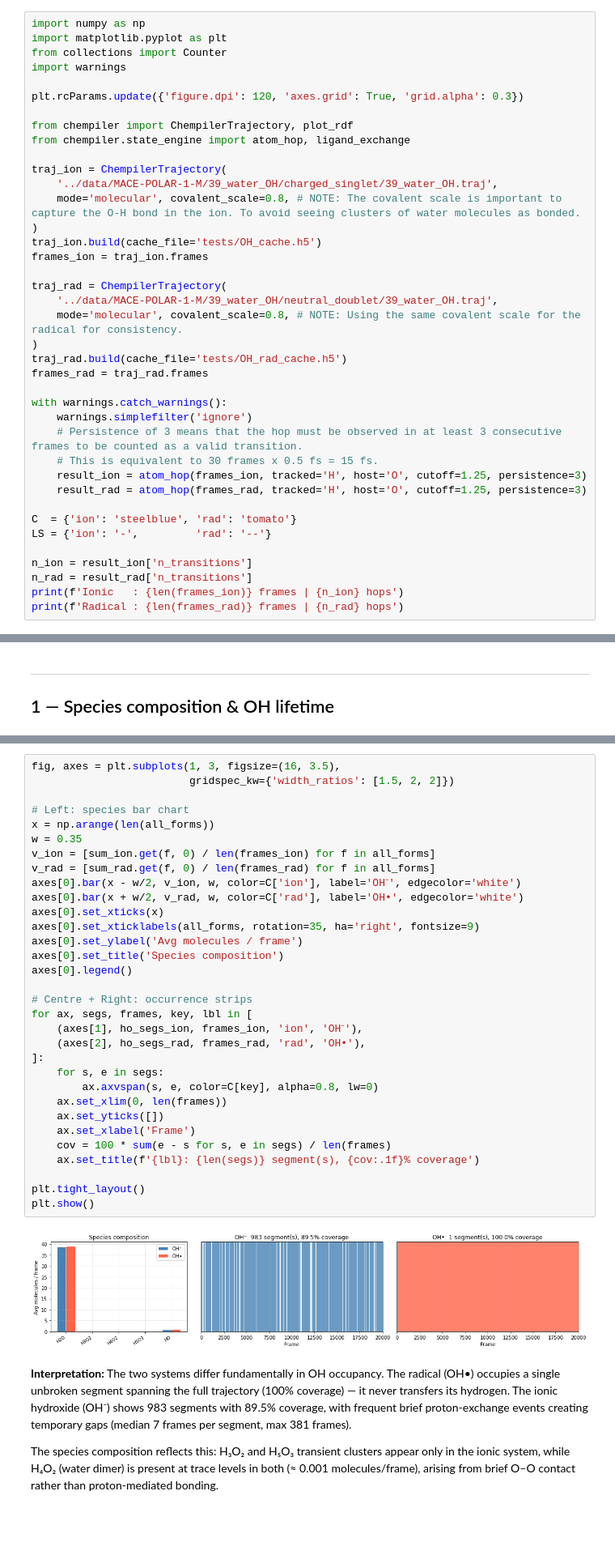
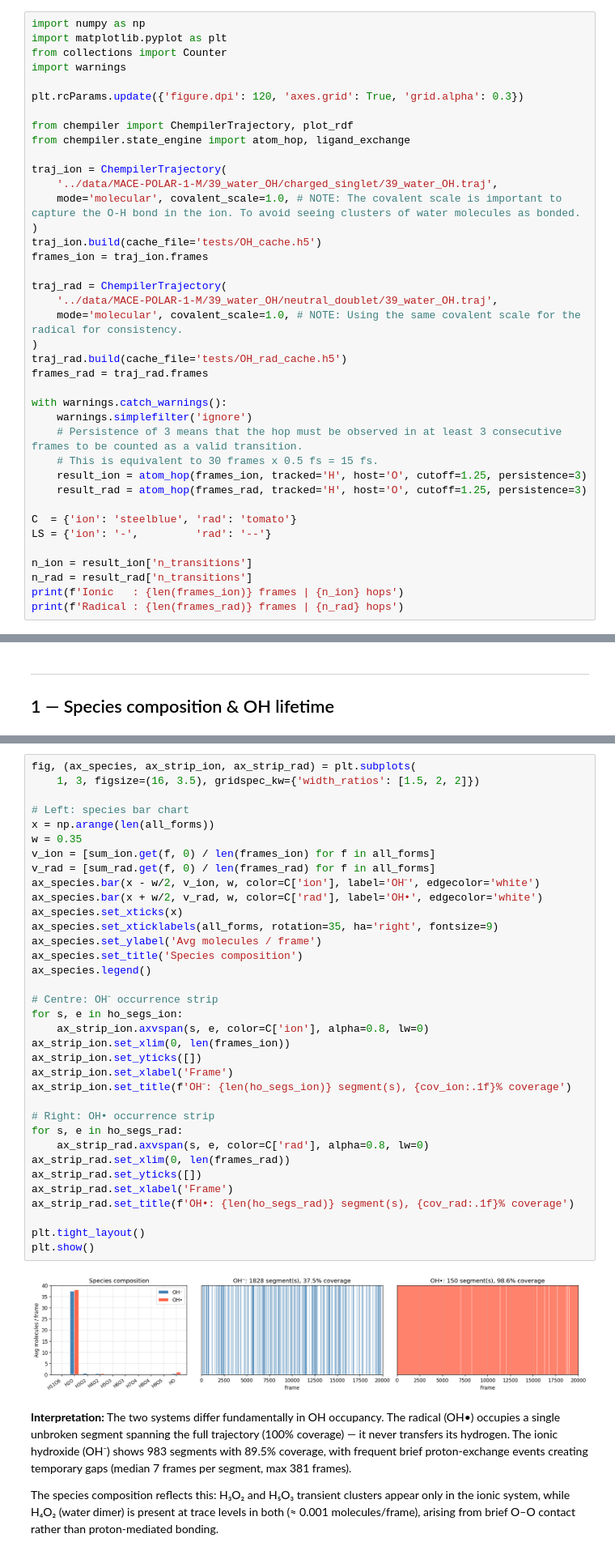
Before and after one commit to viktorsvahn/water, a Jupyter notebook: oh_comparison.ipynb, the cells around one changed output, grey strips where cells are left out. Shown at 81% size. Saved outputs shown, nothing was run; the diff lists cells and outputs as text; blank space fills up the shorter version.

```diff
--- a/oh_comparison.ipynb
+++ b/oh_comparison.ipynb
@@ -26,14 +26,14 @@ from chempiler.state_engine import atom_hop, ligand_exchange
 
 traj_ion = ChempilerTrajectory(
     '../data/MACE-POLAR-1-M/39_water_OH/charged_singlet/39_water_OH.traj',
-    mode='molecular', covalent_scale=0.8, # NOTE: The covalent scale is important to capture the O-H bond in the ion. To avoid seeing clusters of water molecules as bonded.
+    mode='molecular', covalent_scale=1.0, # NOTE: The covalent scale is important to capture the O-H bond in the ion. To avoid seeing clusters of water molecules as bonded.
 )
 traj_ion.build(cache_file='tests/OH_cache.h5')
 frames_ion = traj_ion.frames
 
 traj_rad = ChempilerTrajectory(
     '../data/MACE-POLAR-1-M/39_water_OH/neutral_doublet/39_water_OH.traj',
-    mode='molecular', covalent_scale=0.8, # NOTE: Using the same covalent scale for the radical for consistency.
+    mode='molecular', covalent_scale=1.0, # NOTE: Using the same covalent scale for the radical for consistency.
 )
 traj_rad.build(cache_file='tests/OH_rad_cache.h5')
 frames_rad = traj_rad.frames
@@ -96,37 +106,40 @@ OH•: 1 segment(s)  |  100.0% coverage  |  median 20001 fr  |  max 20001 fr
 # %%
-fig, axes = plt.subplots(1, 3, figsize=(16, 3.5),
-                         gridspec_kw={'width_ratios': [1.5, 2, 2]})
+fig, (ax_species, ax_strip_ion, ax_strip_rad) = plt.subplots(
+    1, 3, figsize=(16, 3.5), gridspec_kw={'width_ratios': [1.5, 2, 2]})
 
 # Left: species bar chart
 x = np.arange(len(all_forms))
 w = 0.35
 v_ion = [sum_ion.get(f, 0) / len(frames_ion) for f in all_forms]
 v_rad = [sum_rad.get(f, 0) / len(frames_rad) for f in all_forms]
-axes[0].bar(x - w/2, v_ion, w, color=C['ion'], label='OH⁻', edgecolor='white')
-axes[0].bar(x + w/2, v_rad, w, color=C['rad'], label='OH•', edgecolor='white')
-axes[0].set_xticks(x)
-axes[0].set_xticklabels(all_forms, rotation=35, ha='right', fontsize=9)
-axes[0].set_ylabel('Avg molecules / frame')
-axes[0].set_title('Species composition')
-axes[0].legend()
+ax_species.bar(x - w/2, v_ion, w, color=C['ion'], label='OH⁻', edgecolor='white')
+ax_species.bar(x + w/2, v_rad, w, color=C['rad'], label='OH•', edgecolor='white')
+ax_species.set_xticks(x)
+ax_species.set_xticklabels(all_forms, rotation=35, ha='right', fontsize=9)
+ax_species.set_ylabel('Avg molecules / frame')
+ax_species.set_title('Species composition')
+ax_species.legend()
 
-# Centre + Right: occurrence strips
-for ax, segs, frames, key, lbl in [
-    (axes[1], ho_segs_ion, frames_ion, 'ion', 'OH⁻'),
-    (axes[2], ho_segs_rad, frames_rad, 'rad', 'OH•'),
-]:
-    for s, e in segs:
-        ax.axvspan(s, e, color=C[key], alpha=0.8, lw=0)
-    ax.set_xlim(0, len(frames))
-    ax.set_yticks([])
-    ax.set_xlabel('Frame')
-    cov = 100 * sum(e - s for s, e in segs) / len(frames)
-    ax.set_title(f'{lbl}: {len(segs)} segment(s), {cov:.1f}% coverage')
+# Centre: OH⁻ occurrence strip
+for s, e in ho_segs_ion:
+    ax_strip_ion.axvspan(s, e, color=C['ion'], alpha=0.8, lw=0)
+ax_strip_ion.set_xlim(0, len(frames_ion))
+ax_strip_ion.set_yticks([])
+ax_strip_ion.set_xlabel('Frame')
+ax_strip_ion.set_title(f'OH⁻: {len(ho_segs_ion)} segment(s), {cov_ion:.1f}% coverage')
+
+# Right: OH• occurrence strip
+for s, e in ho_segs_rad:
+    ax_strip_rad.axvspan(s, e, color=C['rad'], alpha=0.8, lw=0)
+ax_strip_rad.set_xlim(0, len(frames_rad))
+ax_strip_rad.set_yticks([])
+ax_strip_rad.set_xlabel('Frame')
+ax_strip_rad.set_title(f'OH•: {len(ho_segs_rad)} segment(s), {cov_rad:.1f}% coverage')
 
 plt.tight_layout()
 plt.show()
 # %% [output]
-[figure, old version]
+[figure, new version]
 # %% [markdown]
 **Interpretation:**
 The two systems differ fundamentally in OH occupancy. The radical (OH•) occupies a
```
Also changed, not shown: parts of 14 cells of this notebook.
